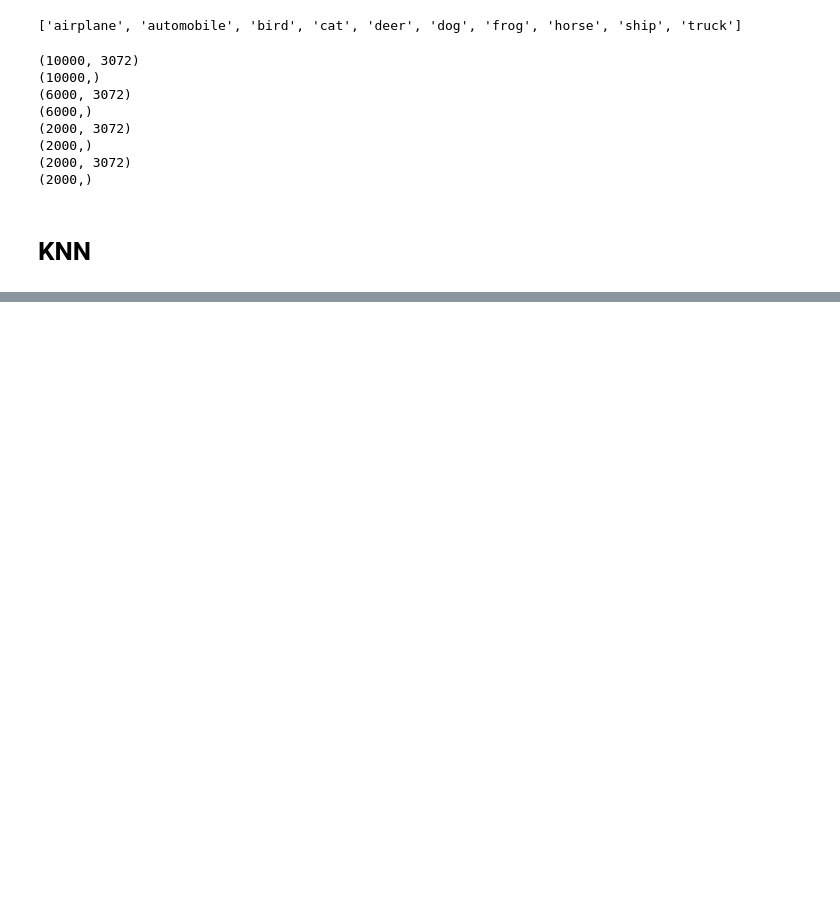
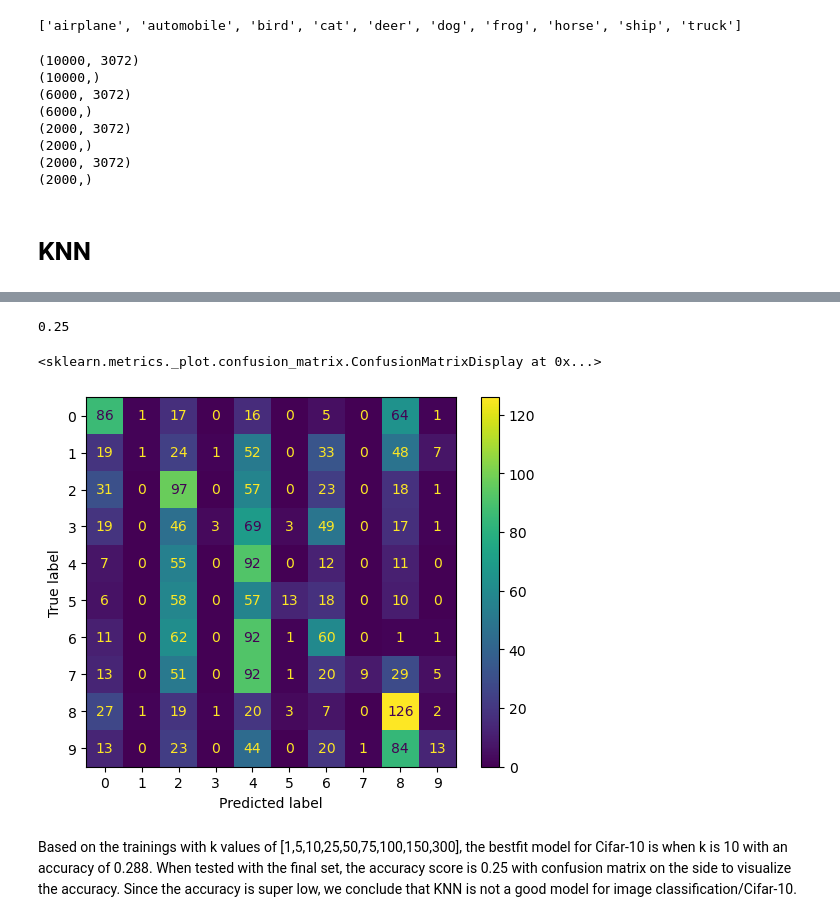
Before and after one commit to TimothyLin0413/CS178_Project, a Jupyter notebook: 178_Project.ipynb, the cells around one changed output, grey strips where cells are left out. Saved outputs shown, nothing was run; the diff lists cells and outputs as text; code cells hidden in the pictures; blank space fills up the shorter version.

```diff
--- a/178_Project.ipynb
+++ b/178_Project.ipynb
@@ -117,0 +119,19 @@ NameError: name 'n' is not defined
+# %%
+best_knn = KNeighborsClassifier(n_neighbors=10)
+best_knn.fit(X_tr, y_train)
+p_final = knn.predict(X_final)
+print(accuracy_score(y_last_test, p_final))
+# %% [output]
+0.25
+# %%
+from sklearn.metrics import confusion_matrix, ConfusionMatrixDisplay
+m = confusion_matrix(y_last_test, p_final)
+cm = ConfusionMatrixDisplay(m)
+cm.plot()
+# %% [output]
+<sklearn.metrics._plot.confusion_matrix.ConfusionMatrixDisplay at 0x...>
+[figure, added]
+# %% [markdown]
+Based on the trainings with k values of [1,5,10,25,50,75,100,150,300], the bestfit model for Cifar-10 is when k is 10 with an accuracy of 0.288.
+When tested with the final set, the accuracy score is 0.25 with confusion matrix on the side to visualize the accuracy.
+Since the accuracy is super low, we conclude that KNN is not a good model for image classification/Cifar-10.
```
Also changed, not shown: parts of 1 cell of this notebook.
